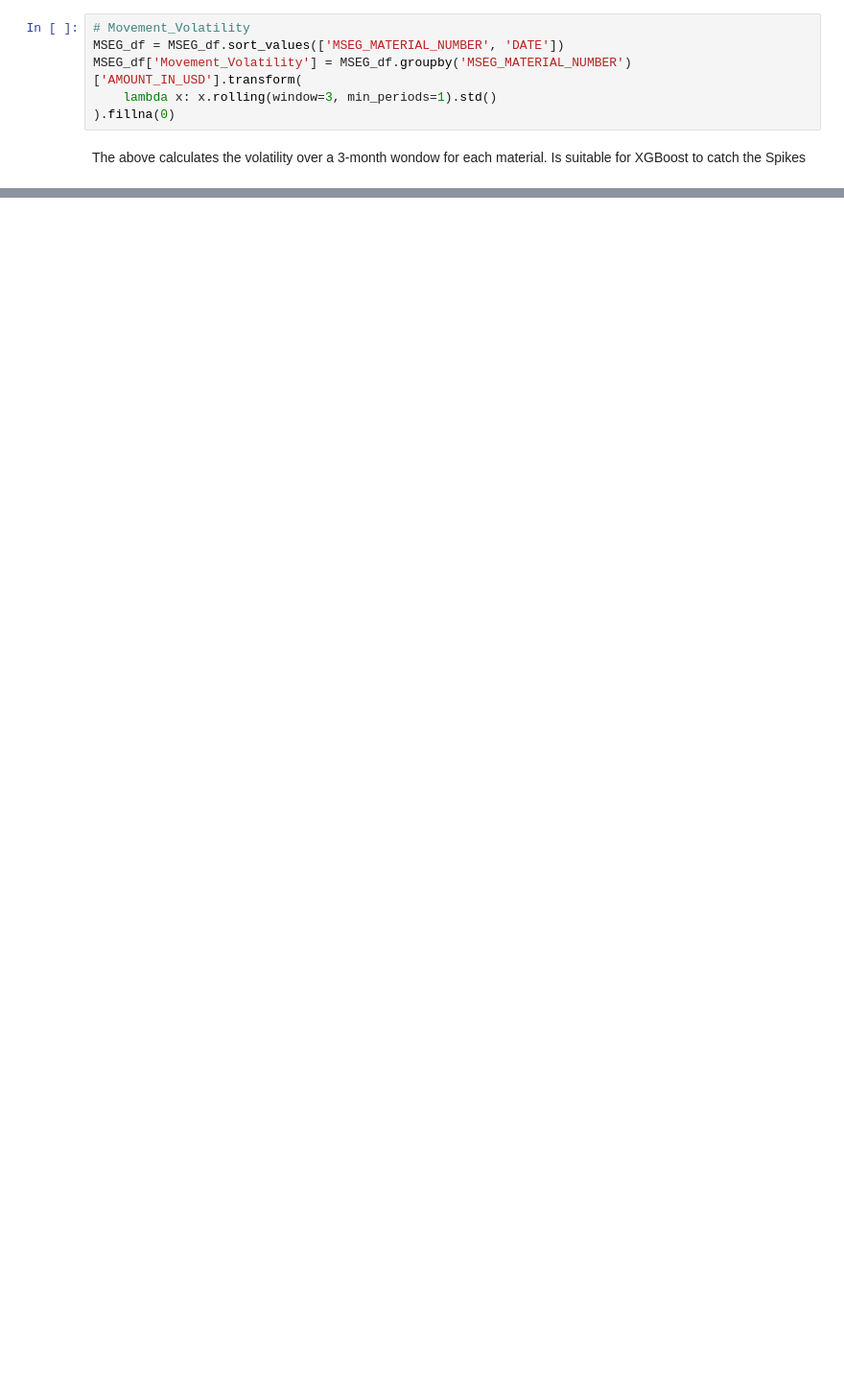
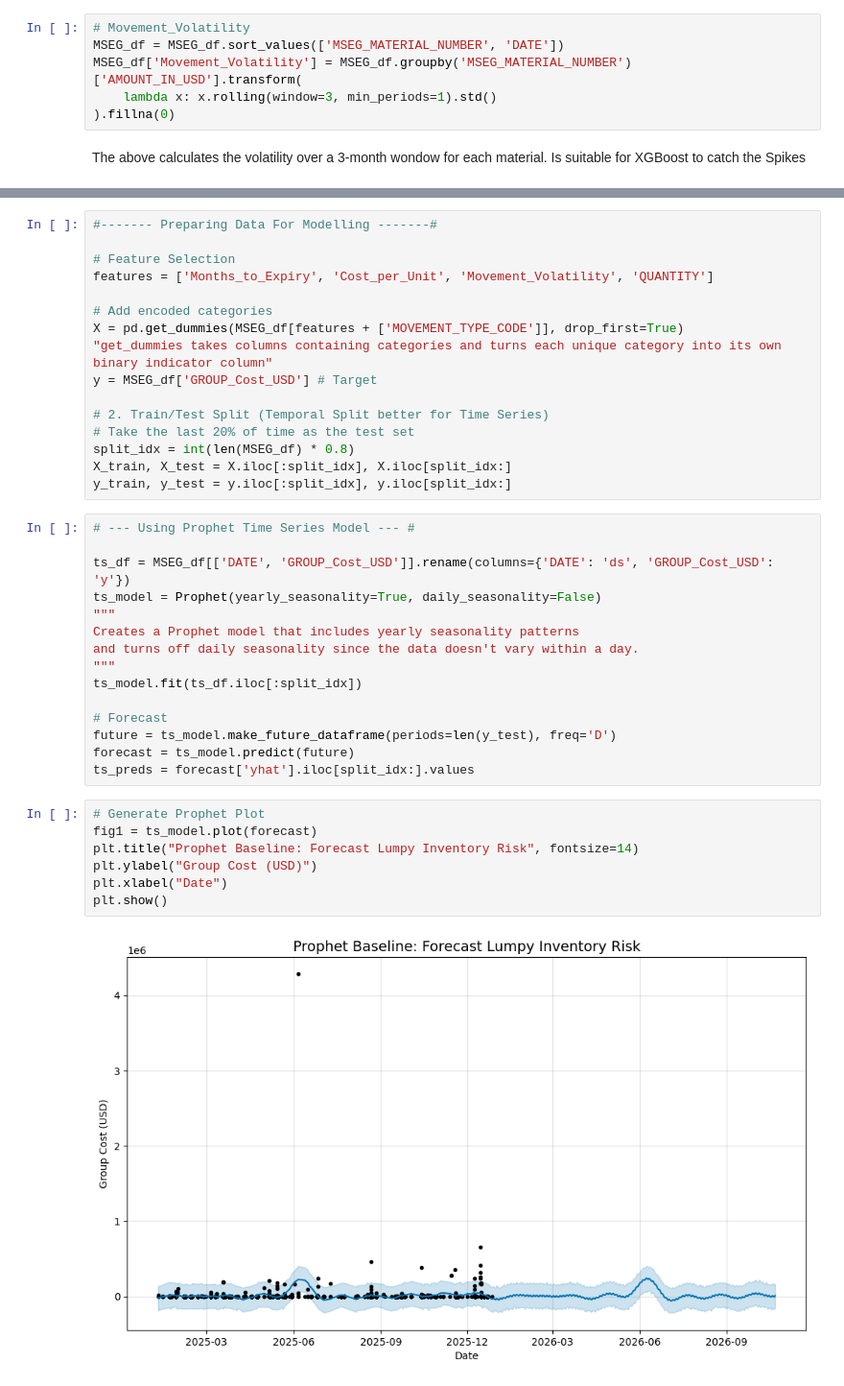
Before and after one commit to ChyTalksTech/Inventory_Write-offs, a Jupyter notebook: Inventory_Write_offs.ipynb, the cells around one changed output, grey strips where cells are left out. Shown at 96% size. Drawn from its saved outputs; the diff is of its cells as text; blank space fills up the shorter version.

```diff
--- a/Inventory_Write_offs.ipynb
+++ b/Inventory_Write_offs.ipynb
@@ -389,0 +400,40 @@ The above calculates the volatility over a 3-month wondow for each material. Is
+# %%
+#------- Preparing Data For Modelling -------#
+
+# Feature Selection
+features = ['Months_to_Expiry', 'Cost_per_Unit', 'Movement_Volatility', 'QUANTITY']
+
+# Add encoded categories
+X = pd.get_dummies(MSEG_df[features + ['MOVEMENT_TYPE_CODE']], drop_first=True)
+"get_dummies takes columns containing categories and turns each unique category into its own binary indicator column"
+y = MSEG_df['GROUP_Cost_USD'] # Target
+
+# 2. Train/Test Split (Temporal Split better for Time Series)
+# Take the last 20% of time as the test set
+split_idx = int(len(MSEG_df) * 0.8)
+X_train, X_test = X.iloc[:split_idx], X.iloc[split_idx:]
+y_train, y_test = y.iloc[:split_idx], y.iloc[split_idx:]
+# %%
+# --- Using Prophet Time Series Model --- #
+
+ts_df = MSEG_df[['DATE', 'GROUP_Cost_USD']].rename(columns={'DATE': 'ds', 'GROUP_Cost_USD': 'y'})
+ts_model = Prophet(yearly_seasonality=True, daily_seasonality=False)
+"""
+Creates a Prophet model that includes yearly seasonality patterns
+and turns off daily seasonality since the data doesn't vary within a day.
+"""
+ts_model.fit(ts_df.iloc[:split_idx])
+
+# Forecast
+future = ts_model.make_future_dataframe(periods=len(y_test), freq='D')
+forecast = ts_model.predict(future)
+ts_preds = forecast['yhat'].iloc[split_idx:].values
+# %%
+# Generate Prophet Plot
+fig1 = ts_model.plot(forecast)
+plt.title("Prophet Baseline: Forecast Lumpy Inventory Risk", fontsize=14)
+plt.ylabel("Group Cost (USD)")
+plt.xlabel("Date")
+plt.show()
+# %% [output]
+[figure, added]
```
Also changed, not shown: parts of 14 cells of this notebook.
